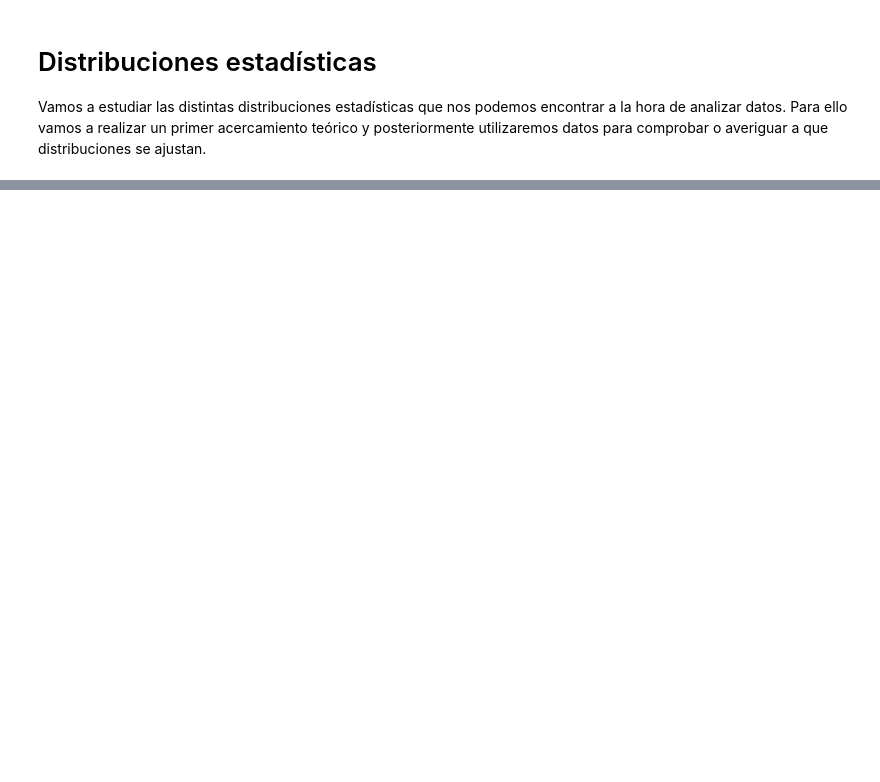
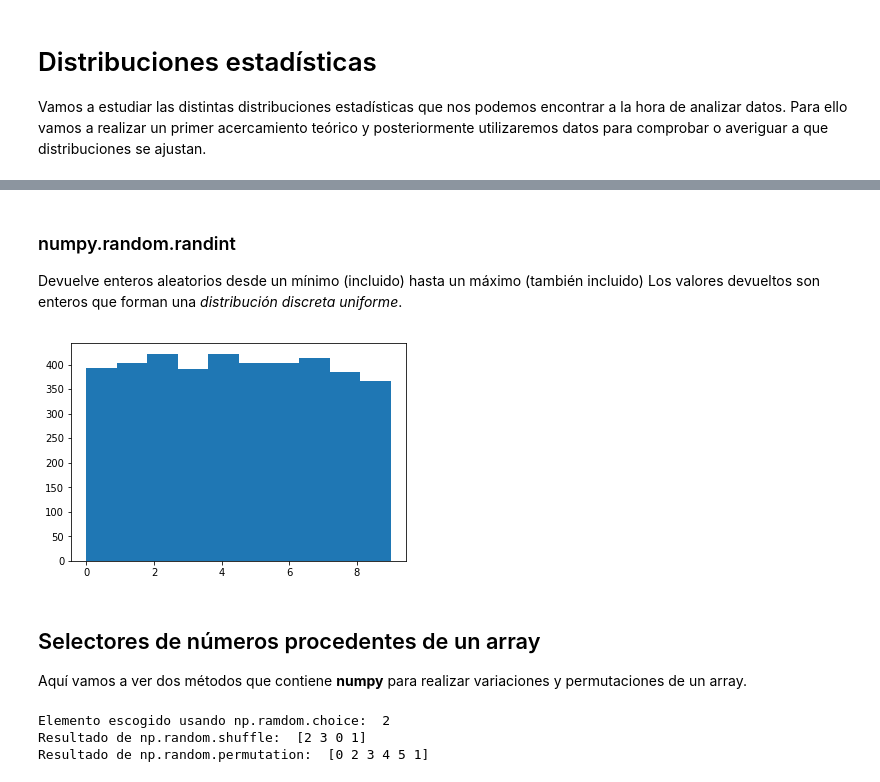
Before and after one commit to PablodelaCuesta/Statistics, a Jupyter notebook: 2. Statistical distributions and measures of central tendency and variability/Distribuciones estadísticas.ipynb, the cells around one changed output, grey strips where cells are left out. Drawn from its saved outputs; the diff is of its cells as text; code cells hidden in the pictures; blank space fills up the shorter version.

```diff
--- a/2. Statistical distributions and measures of central tendency and variability/Distribuciones estadísticas.ipynb
+++ b/2. Statistical distributions and measures of central tendency and variability/Distribuciones estadísticas.ipynb
@@ -45,0 +38,35 @@ plt.show()
+# %% [markdown]
+### numpy.random.randint
+Devuelve enteros aleatorios desde un mínimo (incluido) hasta un máximo (también incluido)
+Los valores devueltos son enteros que forman una *distribución discreta uniforme*.
+# %%
+# creamos el array de datos
+array = np.random.randint(low=0, high=10, size=4000)
+
+# histograma
+plt.hist(array)
+plt.show()
+# %% [output]
+[figure, added]
+# %% [markdown]
+## Selectores de números procedentes de un array
+
+Aquí vamos a ver dos métodos que contiene **numpy** para realizar variaciones y permutaciones de un array.
+# %%
+# Creamos un array de enteros
+array = np.array([0, 1, 2, 3, 4, 5])
+array00 = np.array([0,1,2,3])
+
+# Usamos
+array1 = np.random.choice(array)
+np.random.shuffle(array00)
+array3 = np.random.permutation(array)
+
+# Visualizamos los elementos
+print("Elemento escogido usando np.ramdom.choice: ", array1)
+print("Resultado de np.random.shuffle: ", array00)
+print("Resultado de np.random.permutation: ", array3)
+# %% [output]
+Elemento escogido usando np.ramdom.choice:  2
+Resultado de np.random.shuffle:  [2 3 0 1]
+Resultado de np.random.permutation:  [0 2 3 4 5 1]
```
Also changed, not shown: parts of 16 cells of this notebook.
